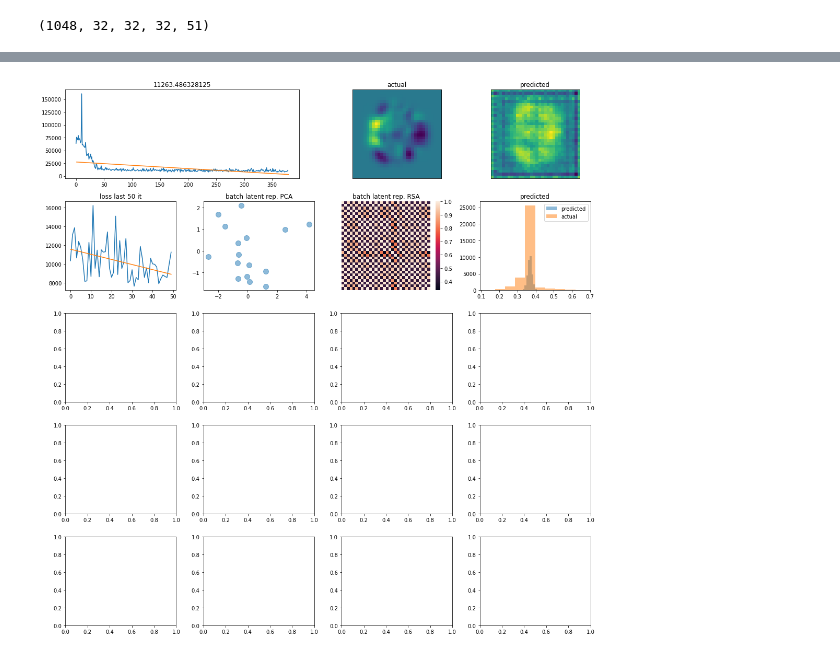
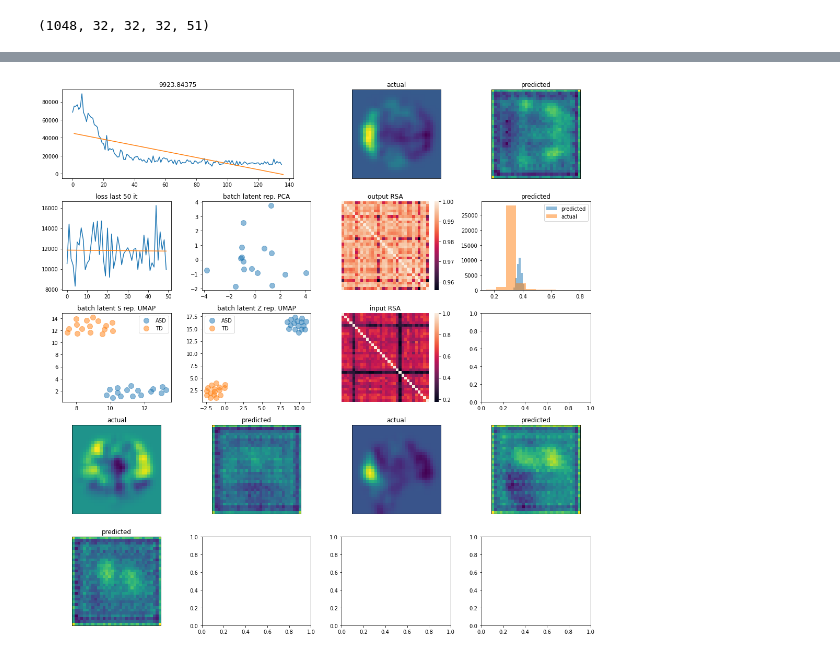
Before and after one commit to Aglinskas/BC-fMRI-AE, a Jupyter notebook: Notebooks/01-train-CVAE.ipynb, the cells around one changed output, grey strips where cells are left out. Cells and saved outputs as stored; diff of their text form; code cells hidden in the pictures.

Commit message:
flexing figures

```diff
--- a/Notebooks/01-train-CVAE.ipynb
+++ b/Notebooks/01-train-CVAE.ipynb
@@ -147,0 +150,8 @@ loss = list()
+# %%
+pc = reducer(n_components=2).fit_transform(z_encoder.predict(patient_batch)[2])
+plt.scatter(pc[:,0],pc[:,1],s=100,alpha=.5);plt.title('batch latent rep. PCA')
+
+pc = reducer(n_components=2).fit_transform(z_encoder.predict(control_batch)[2])
+plt.scatter(pc[:,0],pc[:,1],s=100,alpha=.5);plt.title('batch latent rep. PCA')
+
+plt.legend(['ASD','TD'])
@@ -147,0 +164,10 @@ loss = list()
+# %%
+red = 'UMAP'
+if red=='PCA':
+    reducer = PCA
+elif red=='UMAP':
+    reducer = UMAP
+else:
+    reducer = UMAP
+# %%
+predictions = cvae.predict([patient_batch,control_batch])
@@ -159,6 +193,9 @@ for i in tqdm(range(10000),position=0, leave=True):
 
     #Organise figure
     ncols = 4;nrows=5
+    if np.mod(i,5)==0:
+        plt.close()
+
     plt.subplots(nrows,ncols,figsize=(15,15));
 
     # Plot loss
@@ -171,41 +208,90 @@ for i in tqdm(range(10000),position=0, leave=True):
 
     plt.subplot(nrows,ncols,5)
     hb = 50
     if len(loss)>hb:
         plot_loss = loss[-hb::]
         xs = np.arange(len(plot_loss))
         m,b = np.polyfit(xs,plot_loss,deg=1)
         plt.plot(plot_loss)
         plt.plot(xs, m*xs + b)
         #plt.title(hist)
     plt.title(f'loss last {hb} it')
 
     # Plot recon
     #prediction = cvae.predict(patient_batch)
-    prediction = cvae.predict([patient_batch,control_batch])[0]
-
+    predictions = cvae.predict([patient_batch,control_batch])
+    prediction = predictions[0]
     plt.subplot(nrows,ncols,3)
-    plt.imshow(patient_batch[0,:,:,20,0])
+    plt.imshow(patient_batch[0,:,:,16,0])
     plt.xticks([]);plt.yticks([]);plt.title('actual')
 
     plt.subplot(nrows,ncols,4)
-    plt.imshow(prediction[0,:,:,20,0])
+    plt.imshow(prediction[0,:,:,16,0])
     plt.xticks([]);plt.yticks([]);plt.title('predicted')
+
+    plt.subplot(nrows,ncols,6)
+    pc = PCA(n_components=2).fit_transform(z_encoder.predict(patient_batch)[2])
+    plt.scatter(pc[:,0],pc[:,1],s=100,alpha=.5);plt.title('batch latent rep. PCA')
+
+    if np.mod(i,5)==0:
+        cmat_actual = np.corrcoef(np.vstack((patient_batch.reshape(patient_batch.shape[0],-1),control_batch.reshape(control_batch.shape[0],-1))))
+        cmat_pred = np.corrcoef(np.vstack((predictions[0].reshape(predictions[0].shape[0],-1),predictions[1].reshape(predictions[1].shape[0],-1))))
+
+
+    plt.subplot(nrows,ncols,7)
+    sns.heatmap(cmat_pred,xticklabels=[],yticklabels=[])
+    plt.title('output RSA')
+
+    plt.subplot(nrows,ncols,11)
+    sns.heatmap(cmat_actual,xticklabels=[],yticklabels=[])
+    plt.title('input RSA')
 
     plt.subplot(nrows,ncols,8)
     plt.hist(prediction[0,:,:,:,0].flatten(),alpha=.5)
     plt.hist(patient_batch[0,:,:,:,0].flatten(),alpha=.5)
     plt.legend(['predicted','actual']);plt.title('predicted')
 
-    plt.subplot(nrows,ncols,6)
-    pc = PCA(n_components=2).fit_transform(z_encoder.predict(patient_batch)[2])
-    plt.scatter(pc[:,0],pc[:,1],s=100,alpha=.5);plt.title('batch latent rep. PCA')
+    if np.mod(i,5)==0:
+        pc_s_asd = reducer(n_components=2).fit_transform(s_encoder.predict(patient_batch)[2])
+        pc_s_td = reducer(n_components=2).fit_transform(s_encoder.predict(control_batch)[2])
+        pc_z_asd = reducer(n_components=2).fit_transform(z_encoder.predict(patient_batch)[2])
+        pc_z_td = reducer(n_components=2).fit_transform(z_encoder.predict(control_batch)[2])
 
-    plt.subplot(nrows,ncols,7)
-    sns.heatmap(np.corrcoef(prediction.reshape(32,-1)),xticklabels=[],yticklabels=[])
-    plt.title('batch latent rep. RSA')
+    plt.subplot(nrows,ncols,9)
+    plt.scatter(pc_s_asd[:,0],pc_s_asd[:,1],s=100,alpha=.5);plt.title(f'batch latent S rep. {red}')
+    plt.scatter(pc_s_td[:,0],pc_s_td[:,1],s=100,alpha=.5);plt.title(f'batch latent S rep. {red}')
+    plt.legend(['ASD','TD'])
+
+    plt.subplot(nrows,ncols,10)
+    plt.scatter(pc_z_asd[:,0],pc_z_asd[:,1],s=100,alpha=.5);plt.title(f'batch latent Z rep. {red}')
+    plt.scatter(pc_z_td[:,0],pc_z_td[:,1],s=100,alpha=.5);plt.title(f'batch latent Z rep. {red}')
+    plt.legend(['ASD','TD'])
+
+    plt.subplot(nrows,ncols,13)
+    plt.imshow(np.rot90(patient_batch[0,:,16,:,0]))
+    plt.xticks([]);plt.yticks([]);plt.title('actual')
+
+    plt.subplot(nrows,ncols,14)
+    plt.imshow(np.rot90(prediction[0,:,16,:,0]))
+    plt.xticks([]);plt.yticks([]);plt.title('predicted')
+
+    plt.subplot(nrows,ncols,15)
+    plt.imshow(np.rot90(patient_batch[0,16,:,:,0]))
+    plt.xticks([]);plt.yticks([]);plt.title('actual')
+
+    plt.subplot(nrows,ncols,16)
+    plt.imshow(np.rot90(prediction[0,16,:,:,0]))
+    plt.xticks([]);plt.yticks([]);plt.title('predicted')
+
+    plt.subplot(nrows,ncols,17)
+    plt.imshow(np.rot90(patient_batch[0,6,:,:,0]))
+    plt.xticks([]);plt.yticks([]);plt.title('actual')
+
+    plt.subplot(nrows,ncols,18)
+    plt.imshow(np.rot90(prediction[0,6,:,:,0]))
+    plt.xticks([]);plt.yticks([]);plt.title('predicted')
 
     plt.tight_layout()
     #sys.stdout.flush()
 # %% [output]
-[figure, old version]
+[figure, new version]
```
Also changed, not shown: parts of 12 cells of this notebook, 1 other file.
